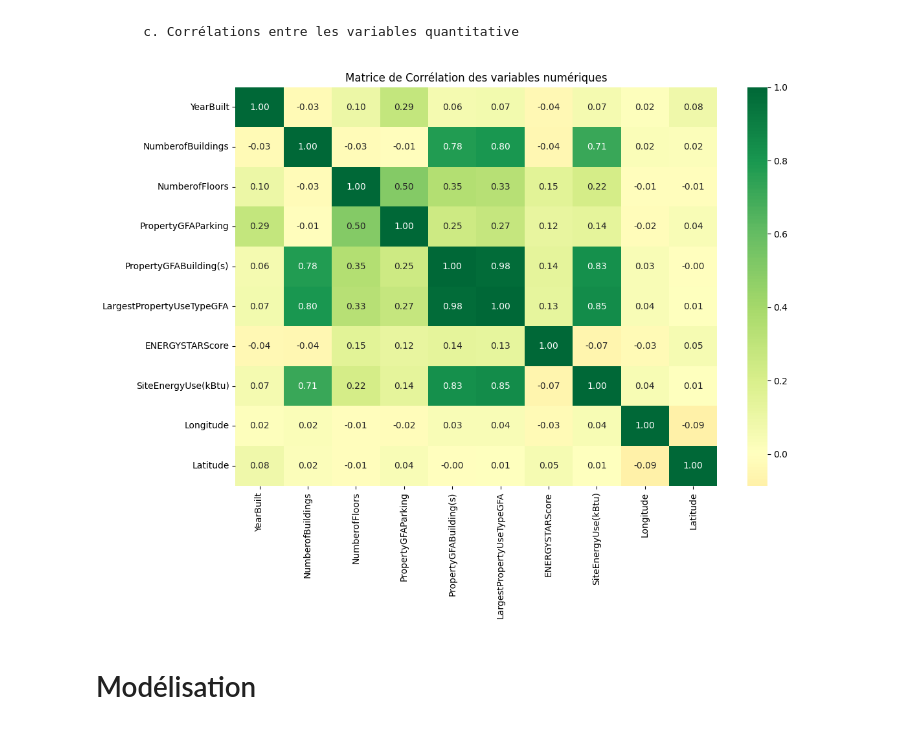
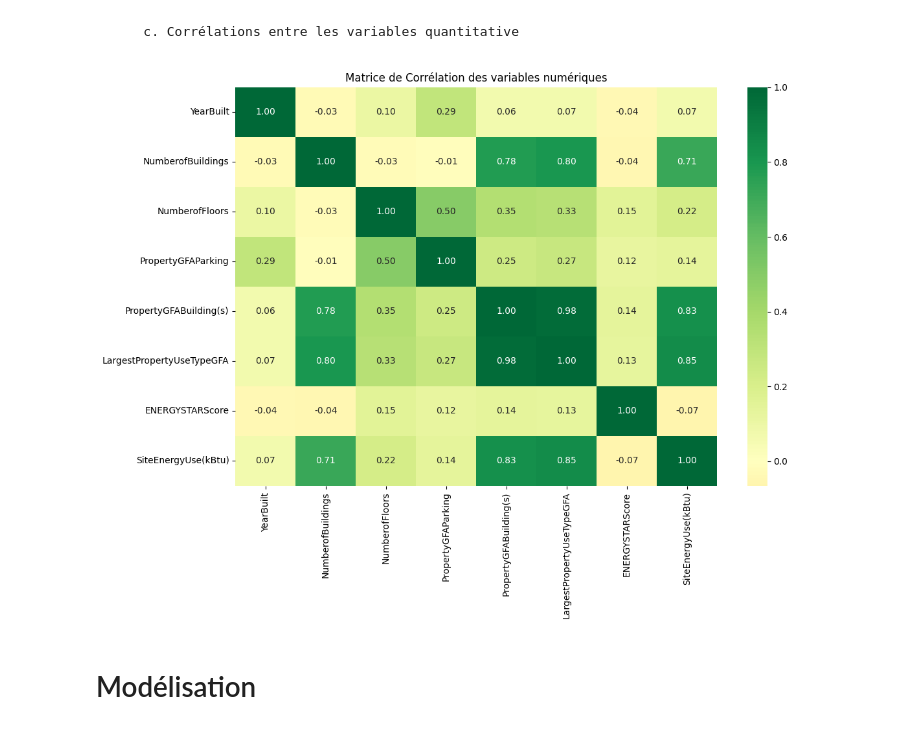
Before and after one commit to AxelFB1992/projet6, a Jupyter notebook: template_modelisation_supervisee.ipynb, the cells around one changed output. Drawn from its saved outputs; the diff is of its cells as text; code cells hidden in the pictures.

```diff
--- a/template_modelisation_supervisee.ipynb
+++ b/template_modelisation_supervisee.ipynb
@@ -798,22 +844,22 @@ plt.show()
 # %%
 # On ne garde que les colonnes numériques pour la corrélation
 cols_num = [
     'YearBuilt', 'NumberofBuildings', 'NumberofFloors',
     'PropertyGFAParking', 'PropertyGFABuilding(s)',
     'LargestPropertyUseTypeGFA', 'ENERGYSTARScore',
-    'SiteEnergyUse(kBtu)', 'Longitude', 'Latitude'
+    'SiteEnergyUse(kBtu)'
 ]
 
 # Calcul de la matrice de corrélation
-corr = filtered_12_building_consumption[cols_num].corr()
+corr = filtered_13_building_consumption[cols_num].corr()
 
 # Affichage
 plt.figure(figsize=(12, 8))
 sns.heatmap(corr, annot=True, cmap='RdYlGn', fmt=".2f", center=0)
 plt.title('Matrice de Corrélation des variables numériques')
 plt.show()
 # %% [output]
-[figure, old version]
+[figure, new version]
 # %% [markdown]
 # Modélisation
 # %% [markdown]
```
Also changed, not shown: parts of 23 cells of this notebook.
